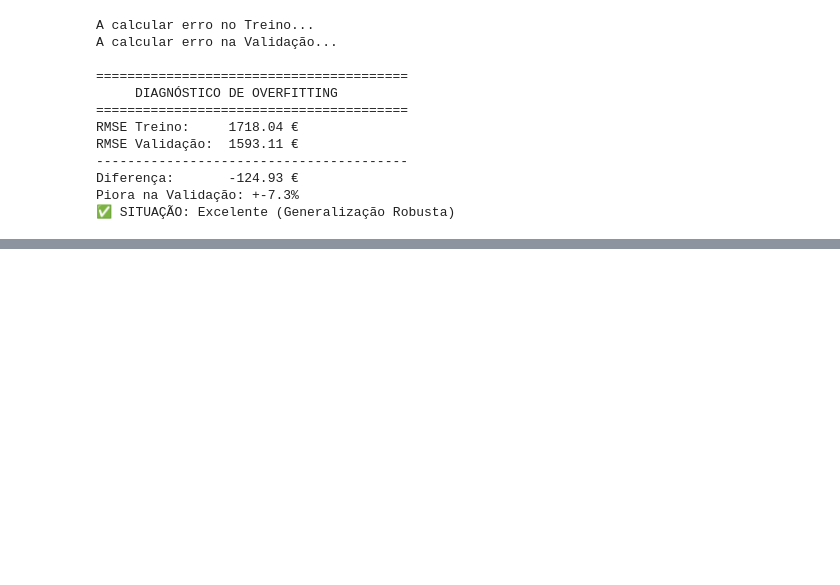
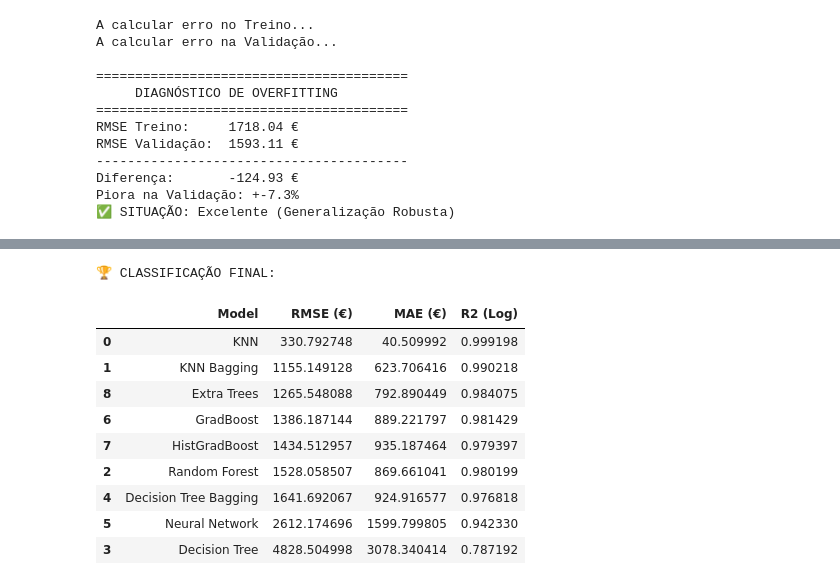
Before and after one commit to rodbarretoteixeira/ProjetoML, a Jupyter notebook: LR_RF.ipynb, the cells around one changed output, grey strips where cells are left out. Saved outputs shown, nothing was run; the diff lists cells and outputs as text; code cells hidden in the pictures; blank space fills up the shorter version.

```diff
--- a/LR_RF.ipynb
+++ b/LR_RF.ipynb
@@ -1052,0 +1559,2 @@ best_knn = random_search_knn.best_estimator_
+# %%
+check_overfitting(best_knn, X_train_scaled, y_train, X_val_scaled, y_val, "Random Forest")
@@ -1316,10 +1982,14 @@ We define the model and a hyperparameter grid. We then execute RandomizedSearchC
 rf_model = RandomForestRegressor(random_state=42, n_jobs=-1)
 
 param_dist = {
-    'n_estimators': randint(500, 3000),
-    'max_depth': [None,10, 15, 20, 25, 30] , #pus 10 tbm
-    'min_samples_split': randint(2, 20),
-    'min_samples_leaf': randint(1, 10)
+    # 'n_estimators': randint(500, 3000),
+    # 'max_depth': [None,15, 20, 25, 30] , #pus 10 tbm
+    # 'min_samples_split': randint(2, 20),
+    # 'min_samples_leaf': randint(1, 10)
+    'max_depth': [20],
+    'min_samples_leaf': [2],
+    'min_samples_split': [8],
+    'n_estimators': [1538]
 }
 
 random_search = RandomizedSearchCV(
@@ -1343,6 +2013,6 @@ print(f"Best Parameters: {random_search.best_params_}")
 print(f"Best RMSE (log): {-random_search.best_score_:.4f}")
 
 # The best model is already retrained on EVERYTHING (Train + Validation) if refit=True (default)
-best_model = random_search.best_estimator_
+best_rf = random_search.best_estimator_
 # %% [output]
 Starting Random Search with Predefined Split...
@@ -2136,0 +3365,38 @@ Submissão 'submission_gb.csv' criada com sucesso!
+# %%
+# --- RELATÓRIO FINAL ---
+def evaluate_model(model, name, X_val, y_val_real):
+    pred_log = model.predict(X_val)
+    pred_real = np.expm1(pred_log)
+    rmse = np.sqrt(mean_squared_error(y_val_real, pred_real))
+    mae = mean_absolute_error(y_val_real, pred_real)
+    r2 = r2_score(np.log1p(y_val_real), pred_log) # R2 no log
+    return {"Model": name, "RMSE (€)": rmse, "MAE (€)": mae, "R2 (Log)": r2}
+
+y_val_real = np.expm1(y_val)
+results = []
+results.append(evaluate_model(best_knn, "KNN", X_val_scaled, y_val_real))
+results.append(evaluate_model(best_bagging_knn, "KNN Bagging", X_val_scaled, y_val_real))
+results.append(evaluate_model(best_rf, "Random Forest", X_val_scaled, y_val_real))
+results.append(evaluate_model(best_dt, "Decision Tree", X_val_scaled, y_val_real))
+results.append(evaluate_model(best_bagging_dt, "Decision Tree Bagging", X_val_scaled, y_val_real))
+results.append(evaluate_model(best_nn, "Neural Network", X_val_scaled, y_val_real))
+results.append(evaluate_model(best_gb, "GradBoost", X_val_scaled, y_val_real))
+results.append(evaluate_model(best_hgb, "HistGradBoost", X_val_scaled, y_val_real))
+results.append(evaluate_model(best_et, "Extra Trees", X_val_scaled, y_val_real))
+
+
+df_results = pd.DataFrame(results).sort_values("RMSE (€)")
+print("\n🏆 CLASSIFICAÇÃO FINAL:")
+display(df_results)
+# %% [output]
+🏆 CLASSIFICAÇÃO FINAL:
+|  | Model | RMSE (€) | MAE (€) | R2 (Log) |
+| 0 | KNN | 330.792748 | 40.509992 | 0.999198 |
+| 1 | KNN Bagging | 1155.149128 | 623.706416 | 0.990218 |
+| 8 | Extra Trees | 1265.548088 | 792.890449 | 0.984075 |
+| 6 | GradBoost | 1386.187144 | 889.221797 | 0.981429 |
+| 7 | HistGradBoost | 1434.512957 | 935.187464 | 0.979397 |
+| 2 | Random Forest | 1528.058507 | 869.661041 | 0.980199 |
+| 4 | Decision Tree Bagging | 1641.692067 | 924.916577 | 0.976818 |
+| 5 | Neural Network | 2612.174696 | 1599.799805 | 0.942330 |
+| 3 | Decision Tree | 4828.504998 | 3078.340414 | 0.787192 |
```
Also changed, not shown: parts of 57 cells of this notebook.
